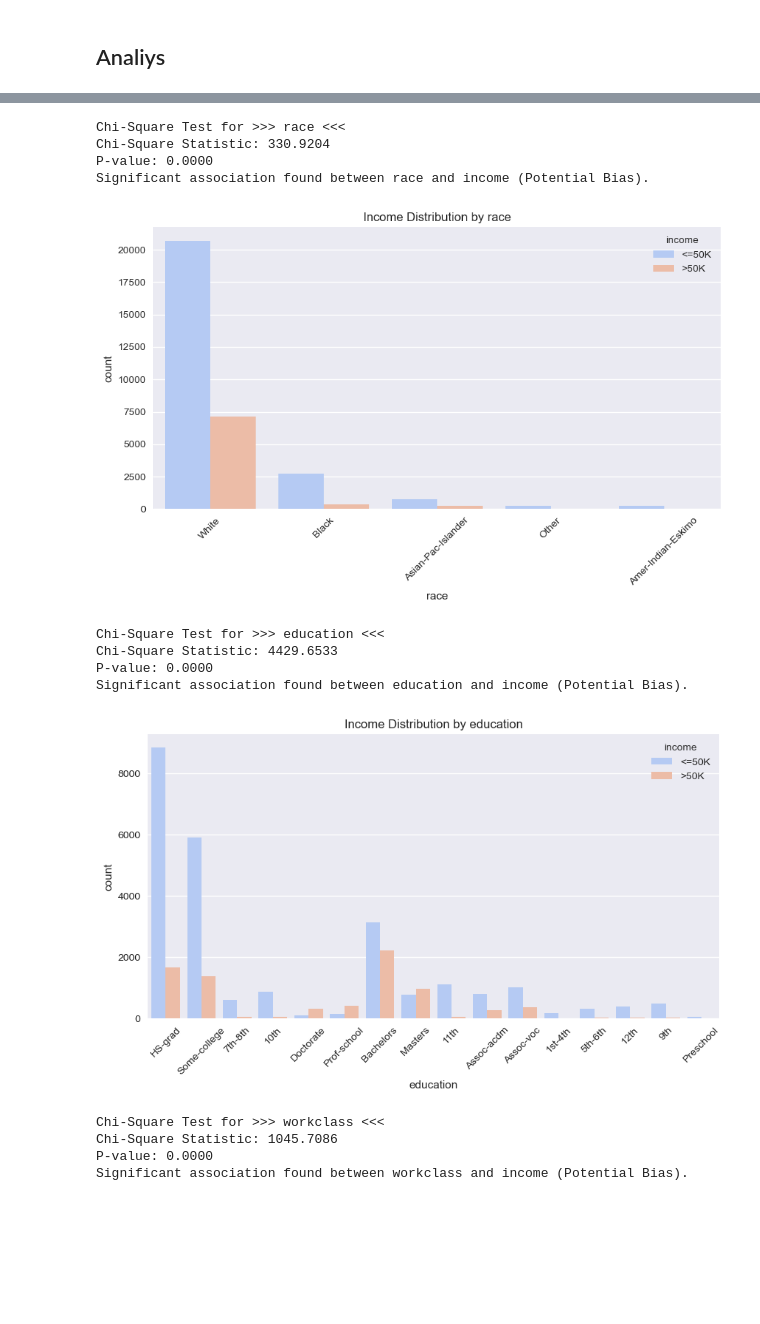
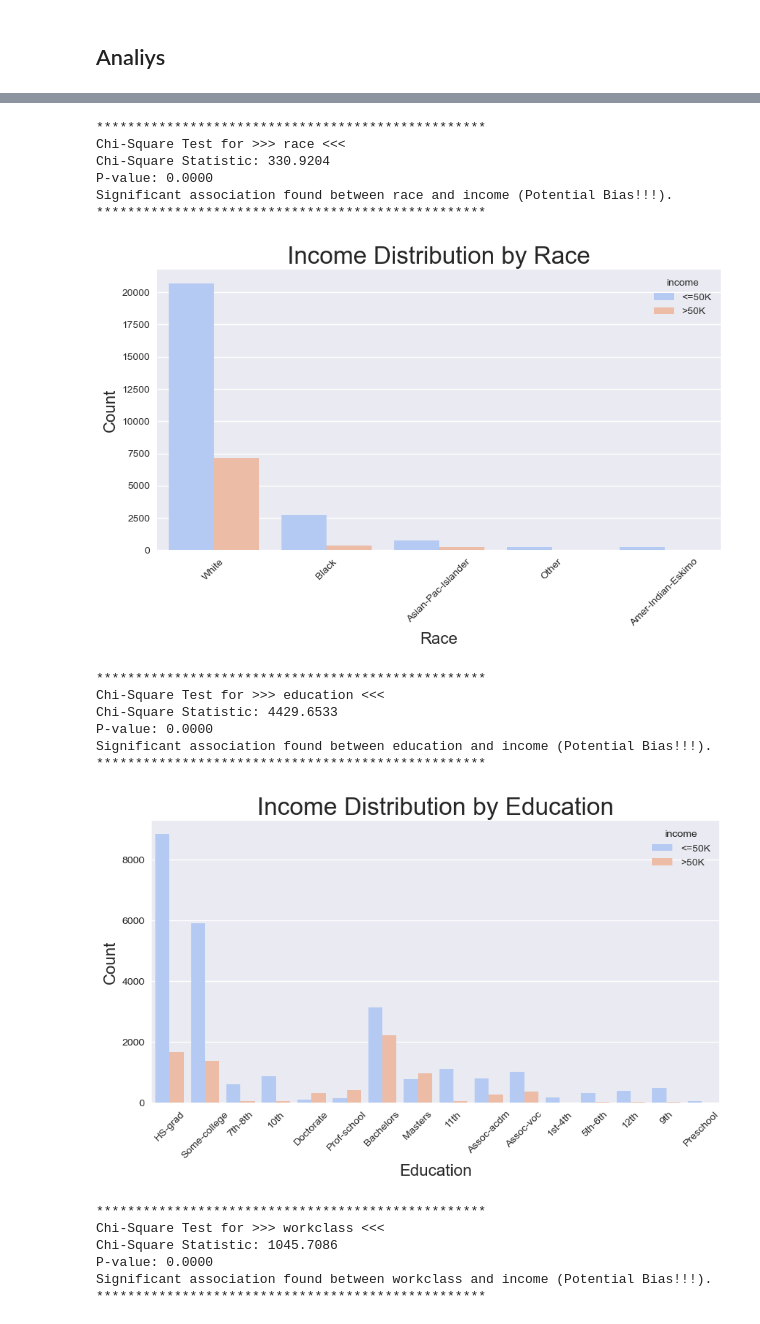
Before and after one commit to IMOsbo/DATA6550-Bias, a Jupyter notebook: Code/Hoehn/Project-Code-Hoehn.ipynb, the cells around one changed output, grey strips where cells are left out. Saved outputs shown, nothing was run; the diff lists cells and outputs as text; code cells hidden in the pictures; blank space fills up the shorter version.

Commit message:
Added Comments and Made Visualization Prettier!

```diff
--- a/Code/Hoehn/Project-Code-Hoehn.ipynb
+++ b/Code/Hoehn/Project-Code-Hoehn.ipynb
@@ -113,23 +122,44 @@ Name: proportion, dtype: float64
 [figure]
 [figure]
 # %%
-# Chi-Square Test for Categorical Bias
+#---------------------------------------------------------
+#--- Loop Over Columns and Calc Chi-Squared
+#---------------------------------------------------------
+
+
+# 01 Set Columns for Loop
 bias_columns = ['sex', 'race', 'education', 'workclass', 'marital.status']
+
+# 02 Chi-Square Test for Categorical Bias
 for col in bias_columns:
+
+    # 02.1 - Cross-tab!
     contingency_table = pd.crosstab(df[col], df['income'])
+
+    # 02.2 - Chi-Squared
     chi2, p, dof, expected = chi2_contingency(contingency_table)
-    print(f"\nChi-Square Test for >>> {col} <<<")
+
+    # 02.3 - Get Print DEtails!
+    print("\n"*5)
+    print("*"*STARS)
+    print(f"Chi-Square Test for >>> {col} <<<")
     print(f"Chi-Square Statistic: {chi2:.4f}")
     print(f"P-value: {p:.4f}")
     if p < 0.05:
-        print(f"Significant association found between {col} and income (Potential Bias).")
+        print(f"Significant association found between {col} and income (Potential Bias!!!).")
     else:
         print(f"No significant association found for {col}.")
 
-    # Plot distribution for the categorical variable
+    print("*"*STARS)
+    print("\n"*2)
+    # 02.4 - Plot distribution for column
+    colCap = col.capitalize()
     plt.figure(figsize=(10, 5))
     sns.countplot(x=df[col], hue=df['income'], palette='coolwarm')
-    plt.title(f'Income Distribution by {col}')
+    plt.title(f'Income Distribution by {colCap}')
+    plt.title(f'Income Distribution by {colCap}', fontsize=24)  # Larger title font size
+    plt.xlabel(colCap, fontsize=16)  # Capitalized x-axis label
+    plt.ylabel("Count", fontsize=16)  # Capitalized y-axis label
     plt.xticks(rotation=45)
     plt.show()
 # %% [output]
@@ -141,14 +173,20 @@ Significant association found between sex and income (Potential Bias).
+**************************************************
 Chi-Square Test for >>> race <<<
 Chi-Square Statistic: 330.9204
 P-value: 0.0000
-Significant association found between race and income (Potential Bias).
+Significant association found between race and income (Potential Bias!!!).
+**************************************************
-[figure, old version]
+[figure, new version]
+**************************************************
 Chi-Square Test for >>> education <<<
 Chi-Square Statistic: 4429.6533
 P-value: 0.0000
-Significant association found between education and income (Potential Bias).
+Significant association found between education and income (Potential Bias!!!).
+**************************************************
-[figure, old version]
+[figure, new version]
+**************************************************
 Chi-Square Test for >>> workclass <<<
 Chi-Square Statistic: 1045.7086
 P-value: 0.0000
-Significant association found between workclass and income (Potential Bias).
+Significant association found between workclass and income (Potential Bias!!!).
+**************************************************
```
Also changed, not shown: parts of 4 cells of this notebook.
